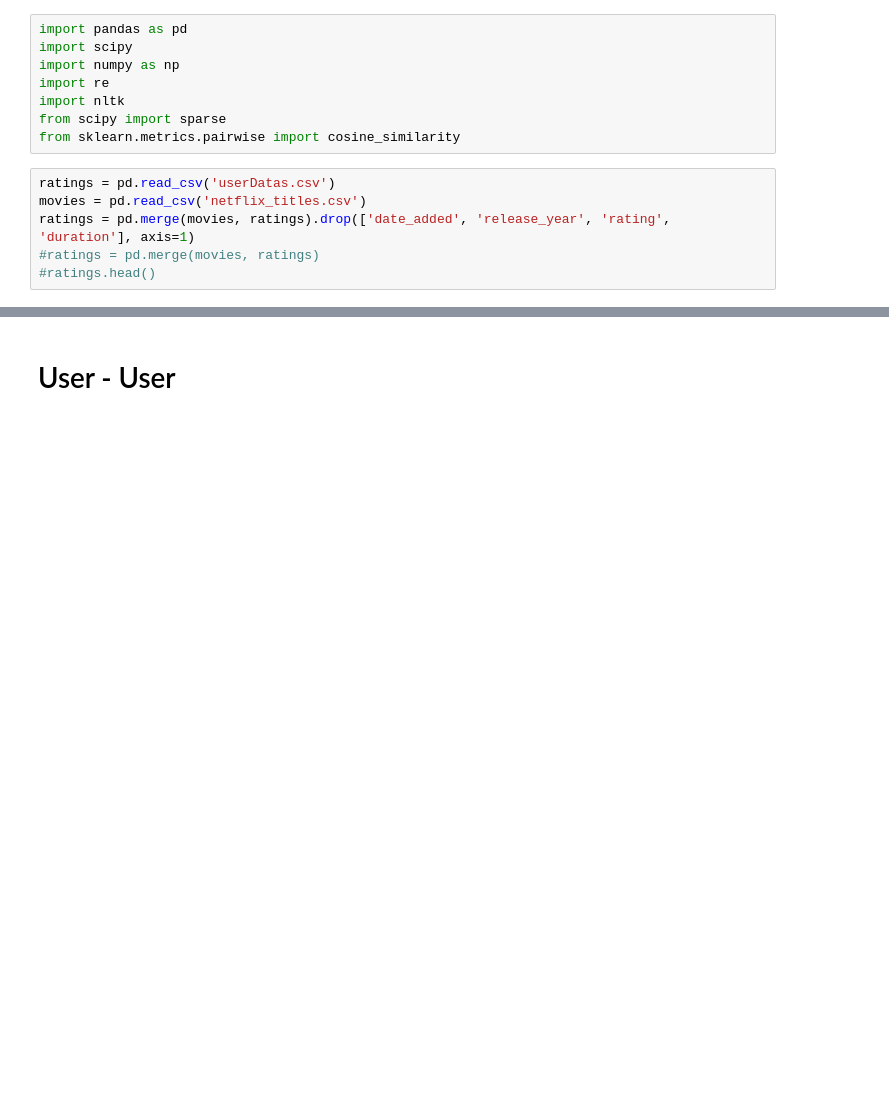
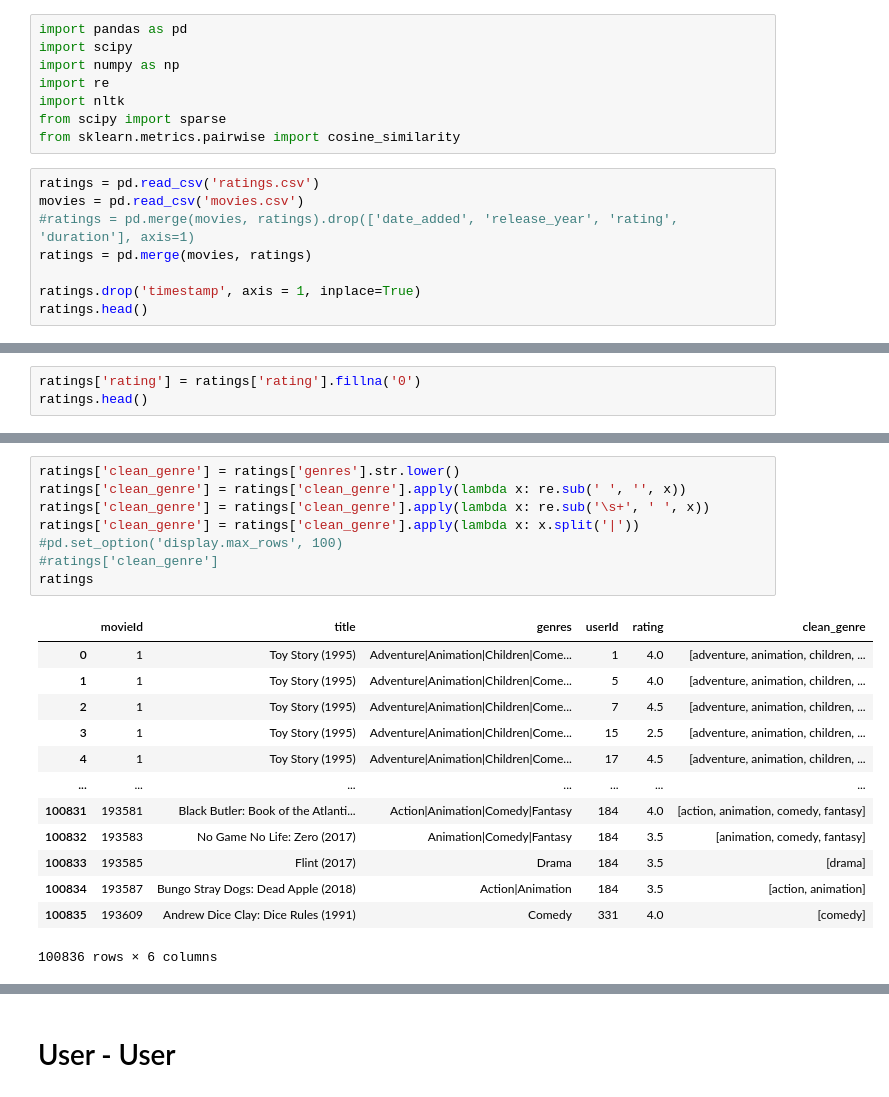
Before and after one commit to erictan23/RecommenderSystem, a Jupyter notebook: Collaborative Filtering.ipynb, the cells around one changed output, grey strips where cells are left out. Drawn from its saved outputs; the diff is of its cells as text; blank space fills up the shorter version.

```diff
--- a/Collaborative Filtering.ipynb
+++ b/Collaborative Filtering.ipynb
@@ -7,8 +7,10 @@ import nltk
 from scipy import sparse
 from sklearn.metrics.pairwise import cosine_similarity
 # %%
-ratings = pd.read_csv('userDatas.csv')
-movies = pd.read_csv('netflix_titles.csv')
-ratings = pd.merge(movies, ratings).drop(['date_added', 'release_year', 'rating', 'duration'], axis=1)
-#ratings = pd.merge(movies, ratings)
-#ratings.head()
+ratings = pd.read_csv('ratings.csv')
+movies = pd.read_csv('movies.csv')
+#ratings = pd.merge(movies, ratings).drop(['date_added', 'release_year', 'rating', 'duration'], axis=1)
+ratings = pd.merge(movies, ratings)
+
+ratings.drop('timestamp', axis = 1, inplace=True)
+ratings.head()
@@ -14,0 +24,3 @@ ratings = pd.merge(movies, ratings).drop(['date_added', 'release_year', 'rating'
+# %%
+ratings['rating'] = ratings['rating'].fillna('0')
+ratings.head()
@@ -14,0 +34,22 @@ ratings = pd.merge(movies, ratings).drop(['date_added', 'release_year', 'rating'
+# %%
+ratings['clean_genre'] = ratings['genres'].str.lower()
+ratings['clean_genre'] = ratings['clean_genre'].apply(lambda x: re.sub(' ', '', x))
+ratings['clean_genre'] = ratings['clean_genre'].apply(lambda x: re.sub('\s+', ' ', x))
+ratings['clean_genre'] = ratings['clean_genre'].apply(lambda x: x.split('|'))
+#pd.set_option('display.max_rows', 100)
+#ratings['clean_genre']
+ratings
+# %% [output]
+|  | movieId | title | genres | userId | rating | clean_genre |
+| 0 | 1 | Toy Story (1995) | Adventure|Animation|Children|Come... | 1 | 4.0 | [adventure, animation, children, ... |
+| 1 | 1 | Toy Story (1995) | Adventure|Animation|Children|Come... | 5 | 4.0 | [adventure, animation, children, ... |
+| 2 | 1 | Toy Story (1995) | Adventure|Animation|Children|Come... | 7 | 4.5 | [adventure, animation, children, ... |
+| 3 | 1 | Toy Story (1995) | Adventure|Animation|Children|Come... | 15 | 2.5 | [adventure, animation, children, ... |
+| 4 | 1 | Toy Story (1995) | Adventure|Animation|Children|Come... | 17 | 4.5 | [adventure, animation, children, ... |
+| ... | ... | ... | ... | ... | ... | ... |
+| 100831 | 193581 | Black Butler: Book of the Atlanti... | Action|Animation|Comedy|Fantasy | 184 | 4.0 | [action, animation, comedy, fantasy] |
+| 100832 | 193583 | No Game No Life: Zero (2017) | Animation|Comedy|Fantasy | 184 | 3.5 | [animation, comedy, fantasy] |
+| 100833 | 193585 | Flint (2017) | Drama | 184 | 3.5 | [drama] |
+| 100834 | 193587 | Bungo Stray Dogs: Dead Apple (2018) | Action|Animation | 184 | 3.5 | [action, animation] |
+| 100835 | 193609 | Andrew Dice Clay: Dice Rules (1991) | Comedy | 331 | 4.0 | [comedy] |
+100836 rows × 6 columns
```
Also changed, not shown: parts of 21 cells of this notebook, 2 other files.
